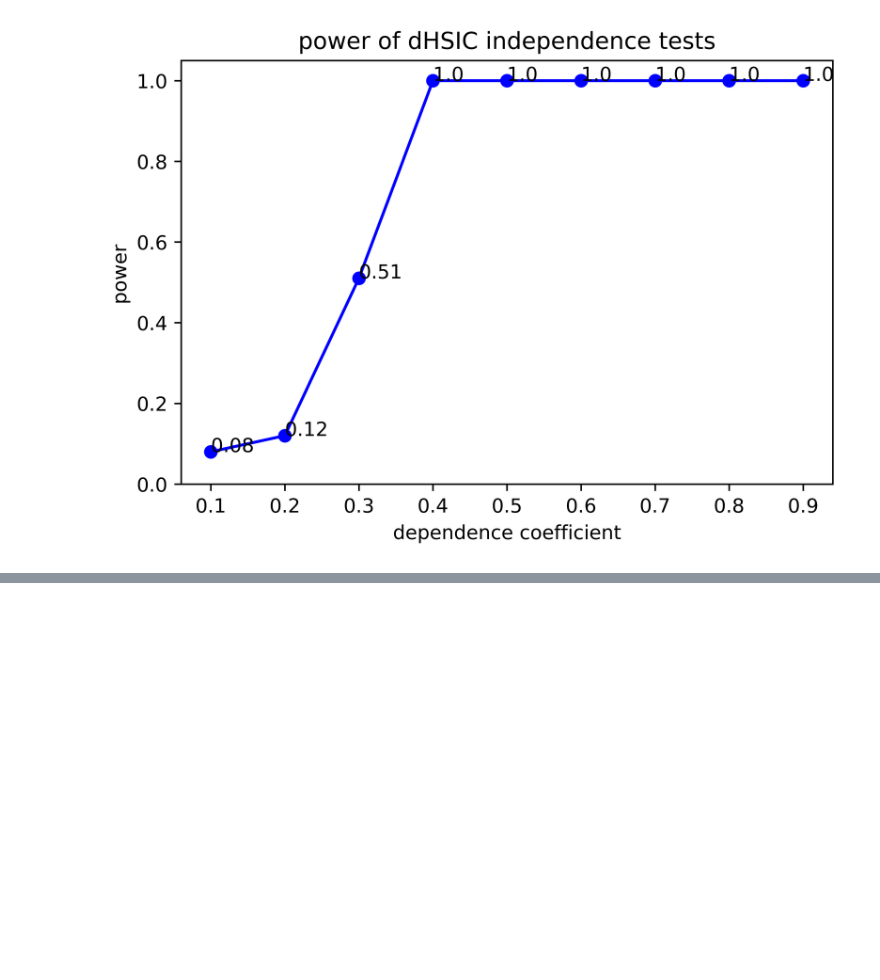
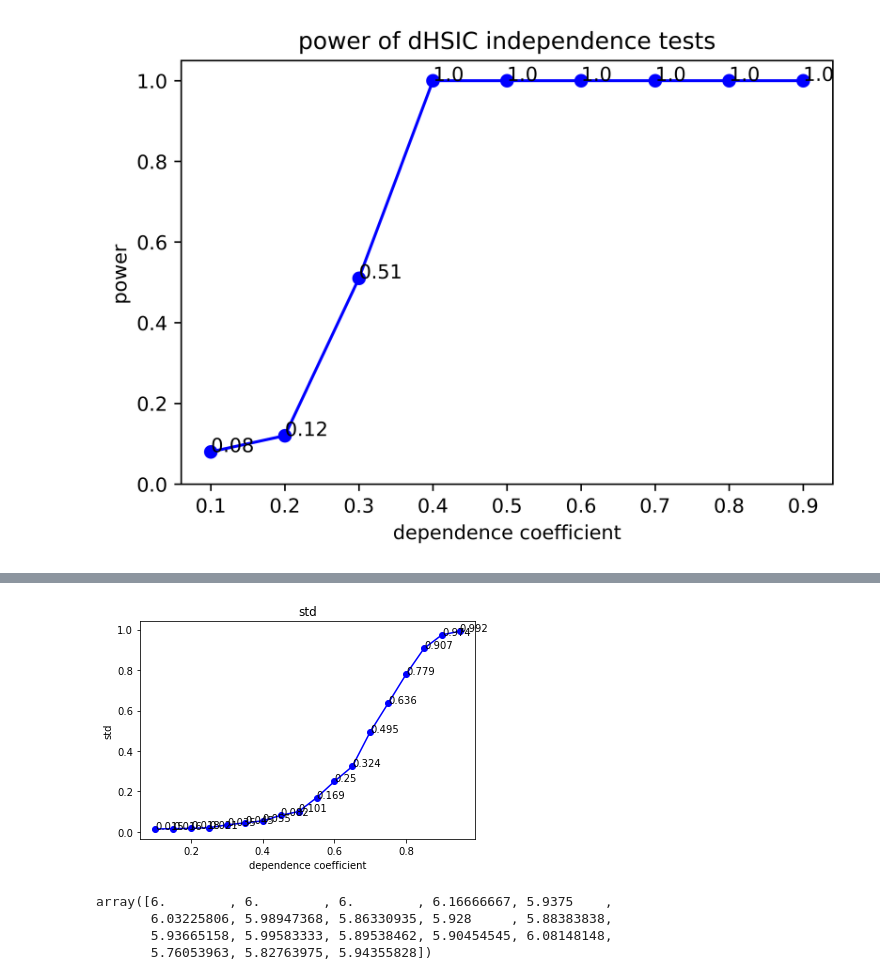
Before and after one commit to barahona-research-group/dHSIC_ts, a Jupyter notebook: examples/iid_eg.ipynb, the cells around one changed output, grey strips where cells are left out. Drawn from its saved outputs; the diff is of its cells as text; code cells hidden in the pictures; blank space fills up the shorter version.

```diff
--- a/examples/iid_eg.ipynb
+++ b/examples/iid_eg.ipynb
@@ -142,0 +192,4 @@ plot_test(list(power3.values()), 'power')
+# %%
+plot_cor(cor_s, 'std')
+# %% [output]
+[figure, added]
@@ -142,0 +208,7 @@ plot_test(list(power3.values()), 'power')
+# %%
+np.array(cor_s)/ np.array(cor_n)
+# %% [output]
+array([6.        , 6.        , 6.        , 6.16666667, 5.9375    ,
+       6.03225806, 5.98947368, 5.86330935, 5.928     , 5.88383838,
+       5.93665158, 5.99583333, 5.89538462, 5.90454545, 6.08148148,
+       5.76053963, 5.82763975, 5.94355828])
```
Also changed, not shown: parts of 38 cells of this notebook, 7 other files.
